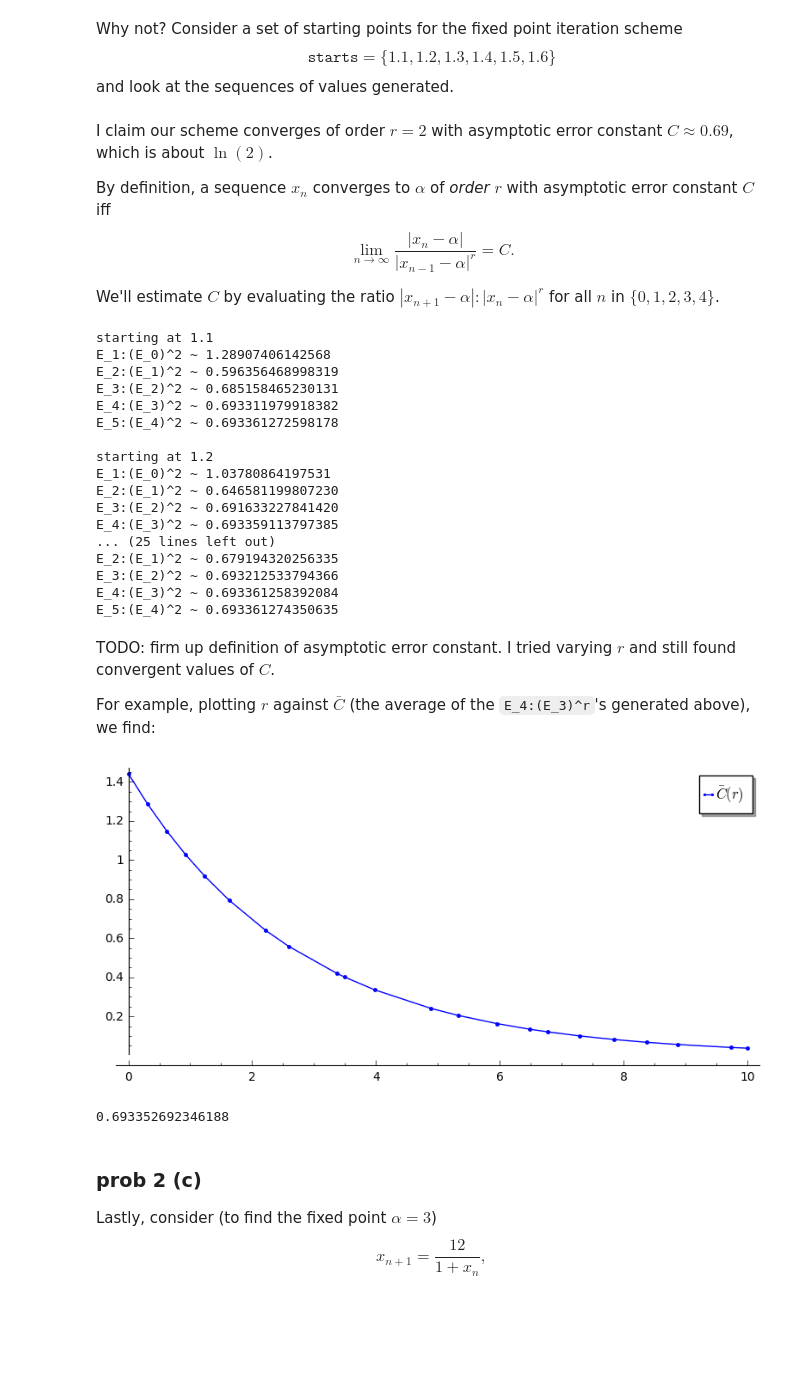
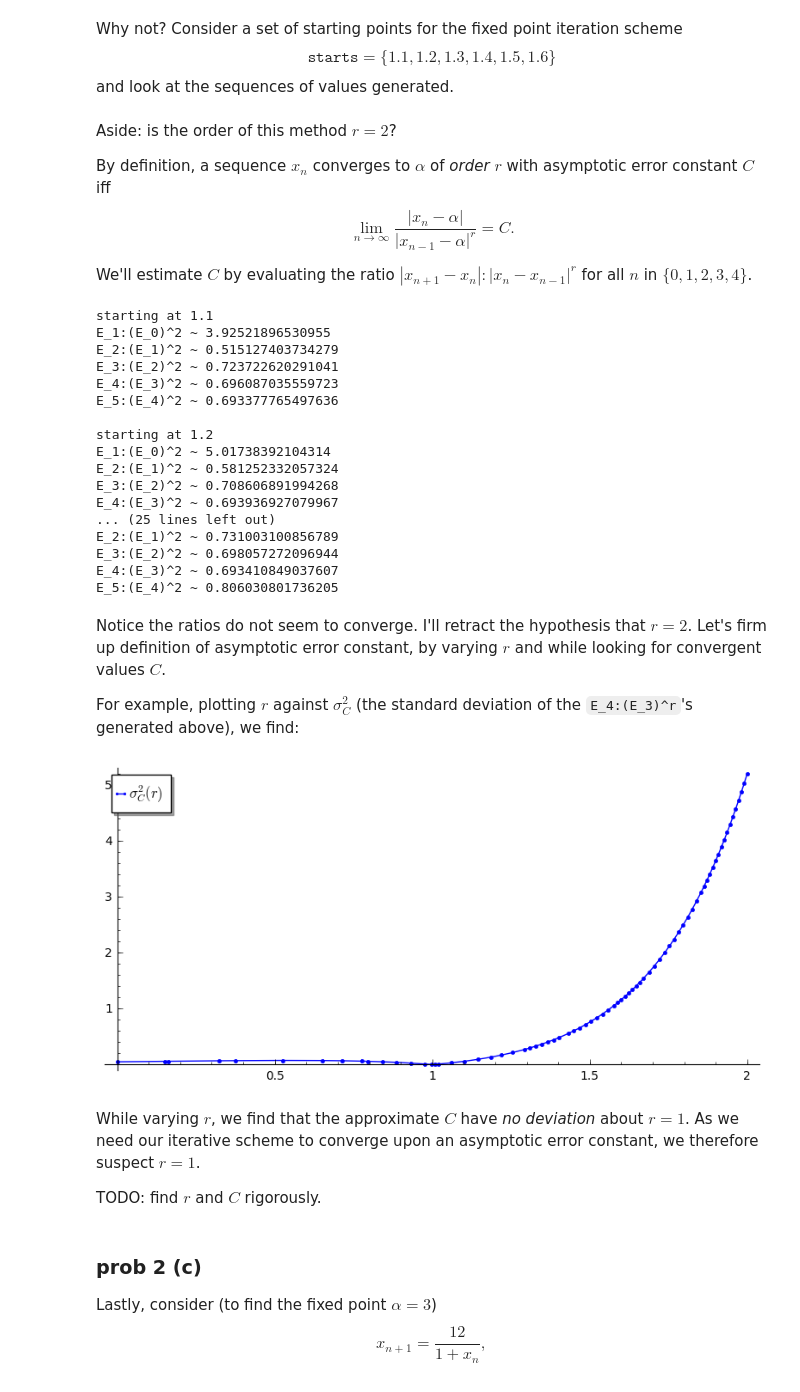
Before and after one commit to coltongrainger/fy18eo, a Jupyter notebook: numerical-methods/2018-02-16-linear-systems-hw2.ipynb, the cells around one changed output. Cells and saved outputs as stored; diff of their text form; code cells hidden in the pictures; blank space fills up the shorter version.

Commit message:
work on prob 2  still need to find order and asymptotic error constant

```diff
--- a/numerical-methods/2018-02-16-linear-systems-hw2.ipynb
+++ b/numerical-methods/2018-02-16-linear-systems-hw2.ipynb
@@ -365,57 +365,56 @@ seqs = []
 for start in starts:
     seqs.append(fixedpt(g, start, eps, Nmax)[0])
 # %% [markdown]
-I claim our scheme converges of order $r = 2$ with asymptotic error constant $C \approx 0.69$, which is about $\ln(2)$.
+Aside: is the order of this method $r = 2$?
 
 By definition, a sequence ${x_n}$ converges to $\alpha$ of *order* $r$ with asymptotic error constant $C$ iff
 $$ \lim_{n\to\infty} \frac{|x_n - \alpha|}{|x_{n-1} - \alpha|^r} = C.$$
 
-We'll estimate $C$ by evaluating the ratio $|x_{n+1} - \alpha|:|x_{n} - \alpha|^r$ for all $n$ in $\{0,1,2,3,4\}$.
+We'll estimate $C$ by evaluating the ratio $|x_{n+1} - x_n|:|x_{n} - x_{n-1}|^r$ for all $n$ in $\{0,1,2,3,4\}$.
 # %%
 r = 2
 
 for i in range(len(seqs)):
     print("starting at " + str(N(starts[i], digits = 2)))
     for n in range(5):
-        print("E_"+str(n+1)+":(E_"+str(n)+")^"+str(r)+" ~ "+str(seqs[i][n+1]/seqs[i][n]^r))
+        print("E_"+str(n+1)+":(E_"+str(n)+")^"+str(r)+" ~ "+str(abs(seqs[i][n+1]-seqs[i][n])/abs(seqs[i][n]-seqs[i][n-1])^r))
     print("")
 # %% [output]
 starting at 1.1
-E_1:(E_0)^2 ~ 1.28907406142568
-E_2:(E_1)^2 ~ 0.596356468998319
-E_3:(E_2)^2 ~ 0.685158465230131
-E_4:(E_3)^2 ~ 0.693311979918382
-E_5:(E_4)^2 ~ 0.693361272598178
+E_1:(E_0)^2 ~ 3.92521896530955
+E_2:(E_1)^2 ~ 0.515127403734279
+E_3:(E_2)^2 ~ 0.723722620291041
+E_4:(E_3)^2 ~ 0.696087035559723
+E_5:(E_4)^2 ~ 0.693377765497636
 
 starting at 1.2
-E_1:(E_0)^2 ~ 1.03780864197531
-E_2:(E_1)^2 ~ 0.646581199807230
-E_3:(E_2)^2 ~ 0.691633227841420
-E_4:(E_3)^2 ~ 0.693359113797385
+E_1:(E_0)^2 ~ 5.01738392104314
+E_2:(E_1)^2 ~ 0.581252332057324
+E_3:(E_2)^2 ~ 0.708606891994268
+E_4:(E_3)^2 ~ 0.693936927079967
 ... (25 lines left out)
-E_2:(E_1)^2 ~ 0.679194320256335
-E_3:(E_2)^2 ~ 0.693212533794366
-E_4:(E_3)^2 ~ 0.693361258392084
-E_5:(E_4)^2 ~ 0.693361274350635
+E_2:(E_1)^2 ~ 0.731003100856789
+E_3:(E_2)^2 ~ 0.698057272096944
+E_4:(E_3)^2 ~ 0.693410849037607
+E_5:(E_4)^2 ~ 0.806030801736205
 # %% [markdown]
-TODO: firm up definition of asymptotic error constant. I tried varying $r$ and still found convergent values of $C$.
+Notice the ratios do not seem to converge. I'll retract the hypothesis that $r=2$. Let's firm up definition of asymptotic error constant, by varying $r$ and while looking for convergent values $C$.
 
-For example, plotting $r$ against $\bar{C}$ (the average of the `E_4:(E_3)^r`'s generated above), we find:
+For example, plotting $r$ against $\sigma^2_C$ (the standard deviation of the `E_4:(E_3)^r`'s generated above), we find:
 # %%
-def average_C(r):
-    return mean([seqs[i][4]/seqs[i][3]^r for i in range(len(starts))])
+def std_C(r):
+    return std([abs(seqs[i][3+1]-seqs[i][3])/abs(seqs[i][3]-seqs[i][3-1])^r for i in range(len(starts))])
 
 var('r')
-plot(average_C(r), (r,0,10), plot_points=20,
-     marker='.', legend_label= '$\\bar{C}(r)$',
+plot(std_C(r), (r,0,2), plot_points=20,
+     marker='.', legend_label= '$\\sigma^2_C(r)$',
      figsize = [8,4])
 # %% [output]
-[figure, old version]
+[figure, new version]
-# %%
-# which produces the result we found above, but begs the question: how to determine r?
-average_C(r=2)
-# %% [output]
-0.693352692346188
+# %% [markdown]
+While varying $r$, we find that the approximate $C$ have *no deviation* about $r=1$. As we need our iterative scheme to converge upon an asymptotic error constant, we therefore suspect $r=1$.
+
+TODO: find $r$ and $C$ rigorously.
 # %% [markdown]
 ### prob 2 (c)
 
```
Also changed, not shown: parts of 7 cells of this notebook.
